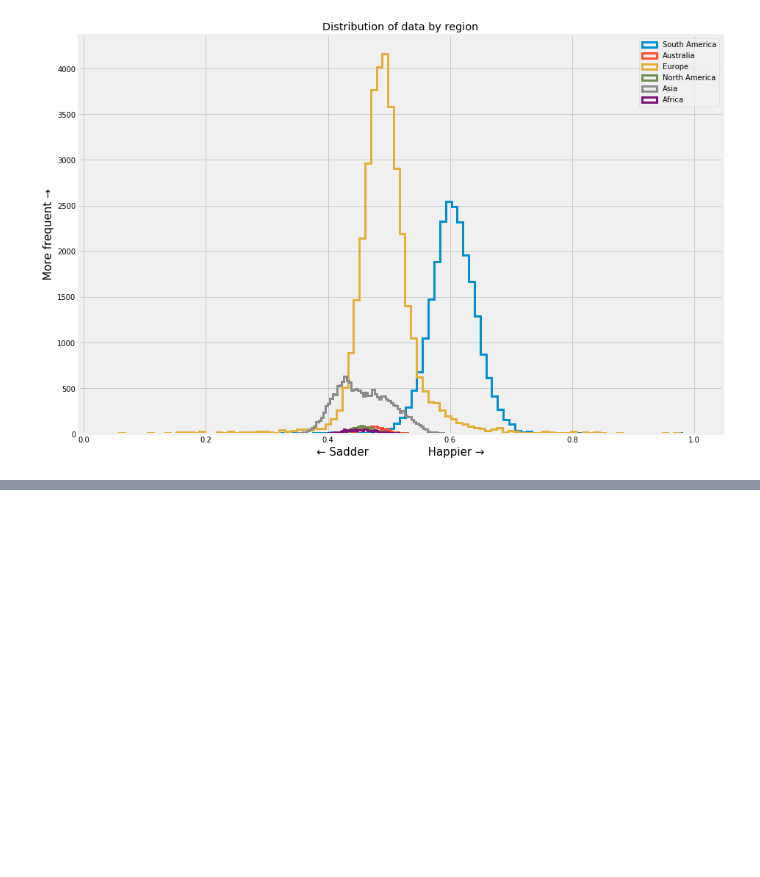
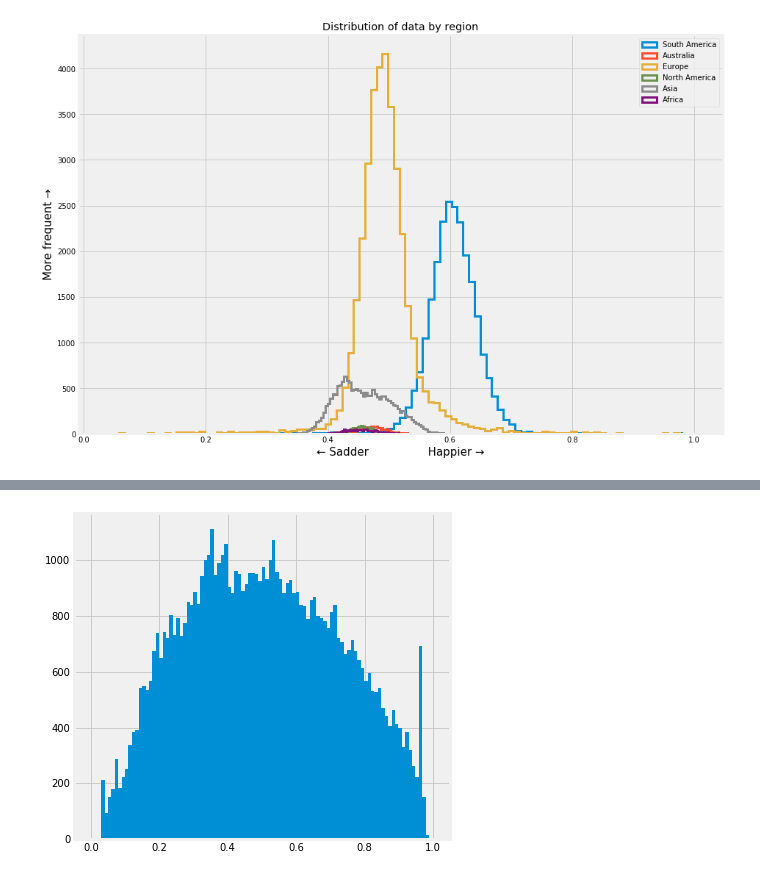
Before and after one commit to raffg/spotify_analysis, a Jupyter notebook: spotify_analysis.ipynb, the cells around one changed output, grey strips where cells are left out. Cells and saved outputs as stored; diff of their text form; code cells hidden in the pictures; blank space fills up the shorter version.

```diff
--- a/spotify_analysis.ipynb
+++ b/spotify_analysis.ipynb
@@ -1228,0 +1317,6 @@ plt.show()
+# %%
+plt.figure(figsize=(6, 6))
+plt.hist(data['valence'], bins=100)
+plt.show()
+# %% [output]
+[figure, added]
```
Also changed, not shown: parts of 7 cells of this notebook, 5 other files.
